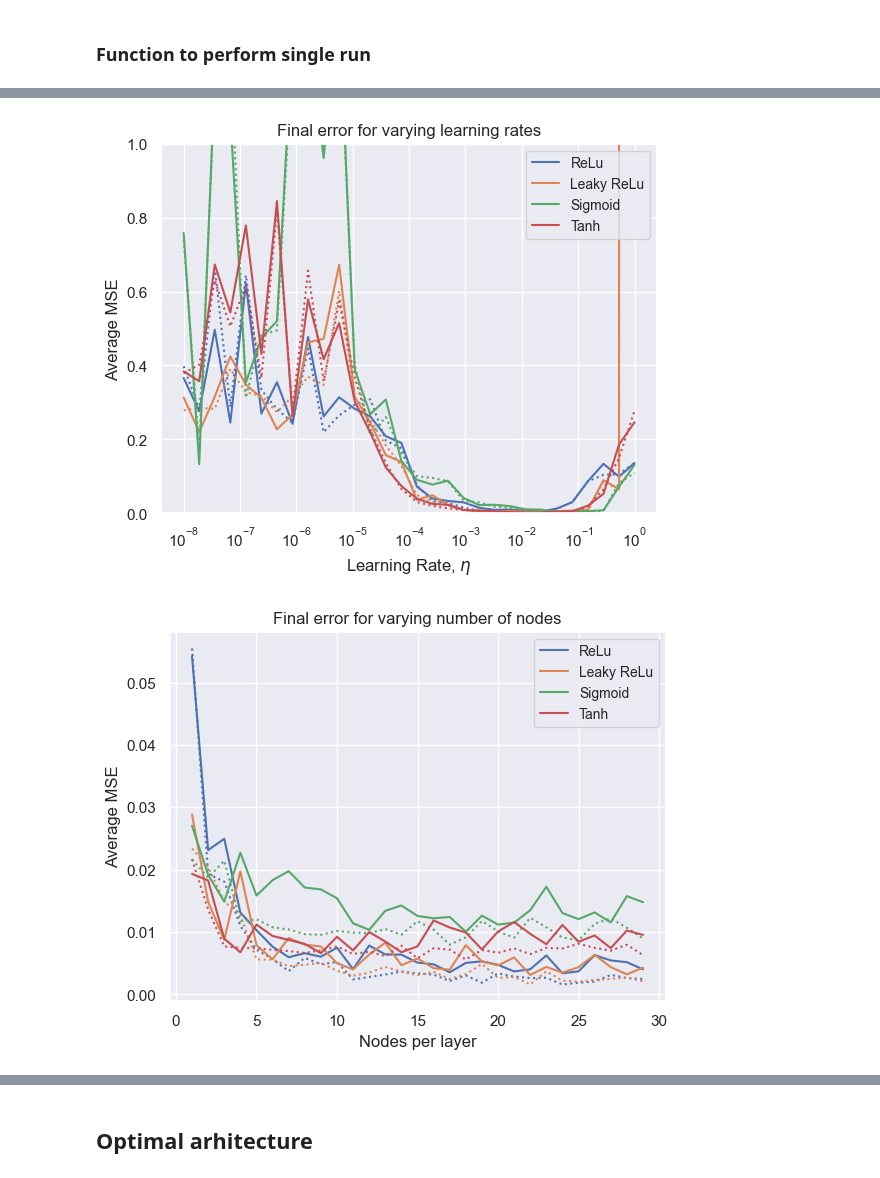
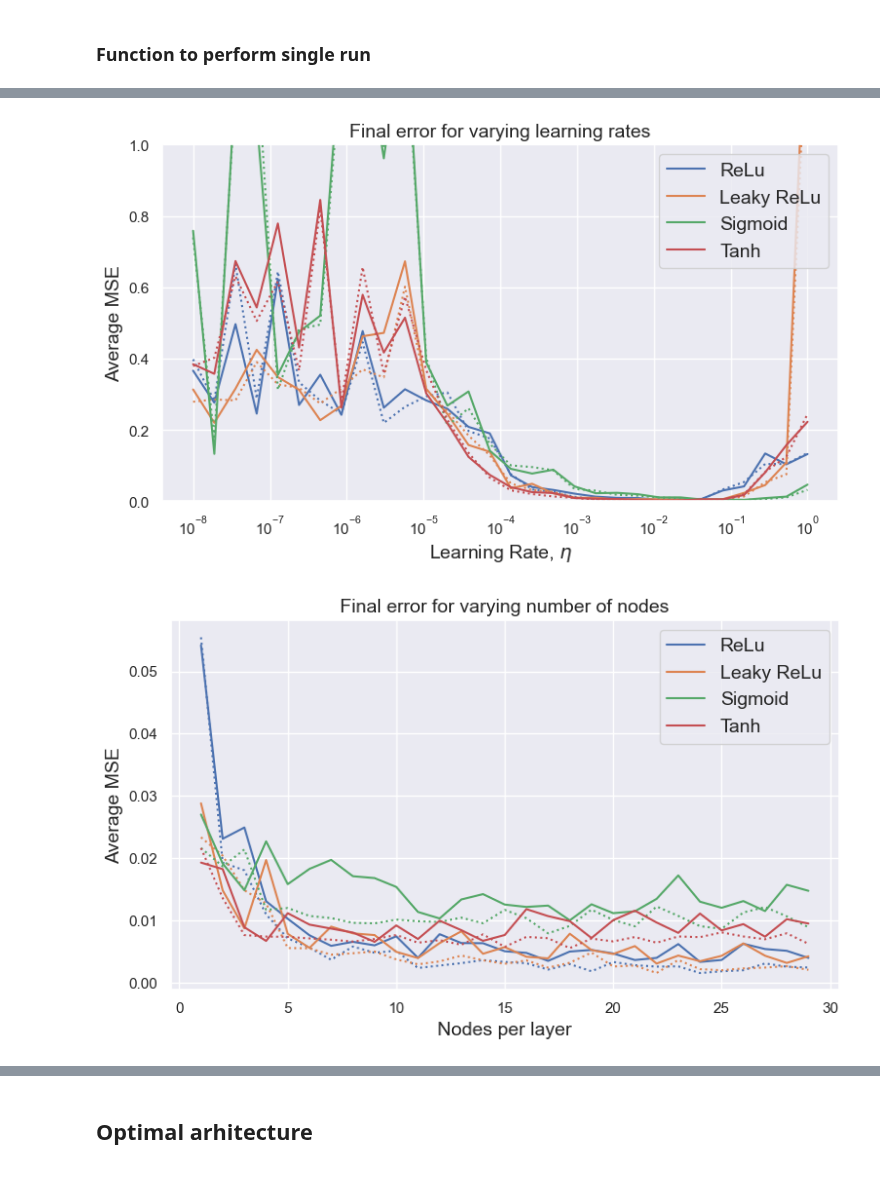
Before and after one commit to Trond01/Project2_FYS-STK4155, a Jupyter notebook: Runs/bc.ipynb, the cells around one changed output, grey strips where cells are left out. Cells and saved outputs as stored; diff of their text form; code cells hidden in the pictures.

```diff
--- a/Runs/bc.ipynb
+++ b/Runs/bc.ipynb
@@ -11,7 +11,7 @@ from Code.descent_methods import *
 from Code.neural_network import _beta_init, get_neural_network_model
 
 # Import tools from the first project. Feature matrix, sampling and scaling
-from Code.project1_tools import feature_matrix_2d, r2_sampling, scale_feature_matrix
+from Code.project1_tools import feature_matrix_2d, r2_sampling, scale_feature_matrix, FrankeFunction
 
 # lines used for nice legend, ticker for x and y axis ticks, seaborn for grid search, pandas for nice datastorage. Numpy. jax jit to speed up
 import matplotlib.pyplot as plt
@@ -41,7 +41,9 @@ methods_dict_list = [{"name"   : "GD",       "method" : GD,           "color" :
 sns.set() # default from sns is pretties (:
 import matplotlib as mpl
 mpl.rcParams['font.size'] = 16
-mpl.rcParams['legend.fontsize'] = 10
+mpl.rcParams["axes.labelsize"] = 14
+mpl.rcParams["axes.titlesize"] = 14
+mpl.rcParams['legend.fontsize'] = 14
 mpl.rcParams['font.family'] = 'sans-serif'
 
 # Set filename start. Create the folder if gone
@@ -150,18 +151,19 @@ ImportError: IProgress not found. Please update jupyter and ipywidgets. See http
 # %%
-# TODO LEGG TIL TRAIN ERROR SOM STIPLET LINJE
-# TODO KANSKJE AVERAGE ERROR FOR MER STABILITET
 def search_lrs(savefig=False, nreps=5):
     lam = 1e-5
     hidden_layer_num = 3
     node_per_hidden = 5
 
-
+    # Initialise
+    fig, ax = plt.subplots(figsize=(8, 5))
     filename = filepath_location + f"lambda={lam}_Hidden_layers={hidden_layer_num}_Nodes_per_hidden={node_per_hidden}_nreps={nreps}_lr_experiment.png"
 
     lrs = np.logspace(-8, 0, num=30)
 
     test_errs_all = {}
     train_errs_all = {}
+
+    result = {}
     for act_func in activation_funcs.keys():
         test_errs = []
         train_errs = []
@@ -170,49 +172,51 @@ def search_lrs(savefig=False, nreps=5):
             s_test = 0.0
             s_train = 0.0
             for i in range(nreps):
-                result = single_run(X, z, lr=lr, lam=lam, hidden_layer_num=hidden_layer_num, node_per_hidden=node_per_hidden, hidden_activation=activation_funcs[act_func])
+                result = single_run(X, z, lr=lr, lam=lam, hidden_layer_num=hidden_layer_num, node_per_hidden=node_per_hidden, hidden_activation=activation_funcs[act_func], test_index=result.get("test_index"))
                 s_test += result["test_loss_list"][-1]
                 s_train += result["train_loss_list"][-1]
             test_errs.append(s_test/nreps)
             train_errs.append(s_train/nreps)
 
         test_errs_all[act_func] = test_errs
         train_errs_all[act_func] = train_errs
 
         plt.plot(lrs, test_errs, label=act_func, color=activation_func_cols[act_func])
         plt.plot(lrs, train_errs, color=activation_func_cols[act_func], linestyle="dotted")
 
     plt.legend()
     plt.title("Final error for varying learning rates")
     plt.ylabel("Average MSE")
     plt.ylim(0.0, 1.0)
     plt.xlabel(r"Learning Rate, $\eta$")
     plt.xscale("log")
+    plt.tight_layout()
     if savefig:
         plt.savefig(filename)
     plt.show()
 
     return {"lrs":lrs, "test_error":test_errs_all, "train_error":train_errs_all}
 
 
 #learning_rate_exp = search_lrs()
 l = search_lrs(savefig=True)
 # %% [output]
-[figure, old version]
+[figure, new version]
 # %%
-# TODO KANSKJE AVERAGE ERROR FOR MER STABILITET
-# TODO LEGG TIL TRAIN ERROR SOM STIPLET LINJE
 def search_hidden_layer_sizes(savefig=False, nreps=5):
     lr = 0.01
     lam = 1e-5
     hidden_layer_num = 1
 
+    # Init
+    fig, ax = plt.subplots(figsize=(8, 5))
     filename = filepath_location + f"lr={lr}_lambda={lam}_Hidden_layers={hidden_layer_num}_nreps={nreps}_hidden_layer_size_experiment.png"
 
     hidden_layer_sizes = np.arange(1, 30)
 
     test_errs_all = {}
     train_errs_all = {}
+    result = {}
     for act_func in activation_funcs.keys():
         test_errs = []
         train_errs = []
@@ -221,7 +225,7 @@ def search_hidden_layer_sizes(savefig=False, nreps=5):
             s_test = 0.0
             s_train = 0.0
             for i in range(nreps):
-                result = single_run(X, z, lr=lr, lam=lam, hidden_layer_num=hidden_layer_num, node_per_hidden=hidden_layer_size, hidden_activation=activation_funcs[act_func])
+                result = single_run(X, z, lr=lr, lam=lam, hidden_layer_num=hidden_layer_num, node_per_hidden=hidden_layer_size, hidden_activation=activation_funcs[act_func], test_index=result.get("test_index"))
                 s_test += result["test_loss_list"][-1]
                 s_train += result["train_loss_list"][-1]
             test_errs.append(s_test/nreps)
@@ -237,6 +241,7 @@ def search_hidden_layer_sizes(savefig=False, nreps=5):
     plt.title("Final error for varying number of nodes")
     plt.ylabel("Average MSE")
     plt.xlabel("Nodes per layer")
+    plt.tight_layout()
     if savefig:
         plt.savefig(filename)
     plt.show()
@@ -247,5 +252,5 @@ def search_hidden_layer_sizes(savefig=False, nreps=5):
 #learning_rate_exp = search_lrs()
 l = search_hidden_layer_sizes(savefig=True)
 # %% [output]
-[figure, old version]
+[figure, new version]
 # %%
```
Also changed, not shown: parts of 12 cells of this notebook, 24 other files.
